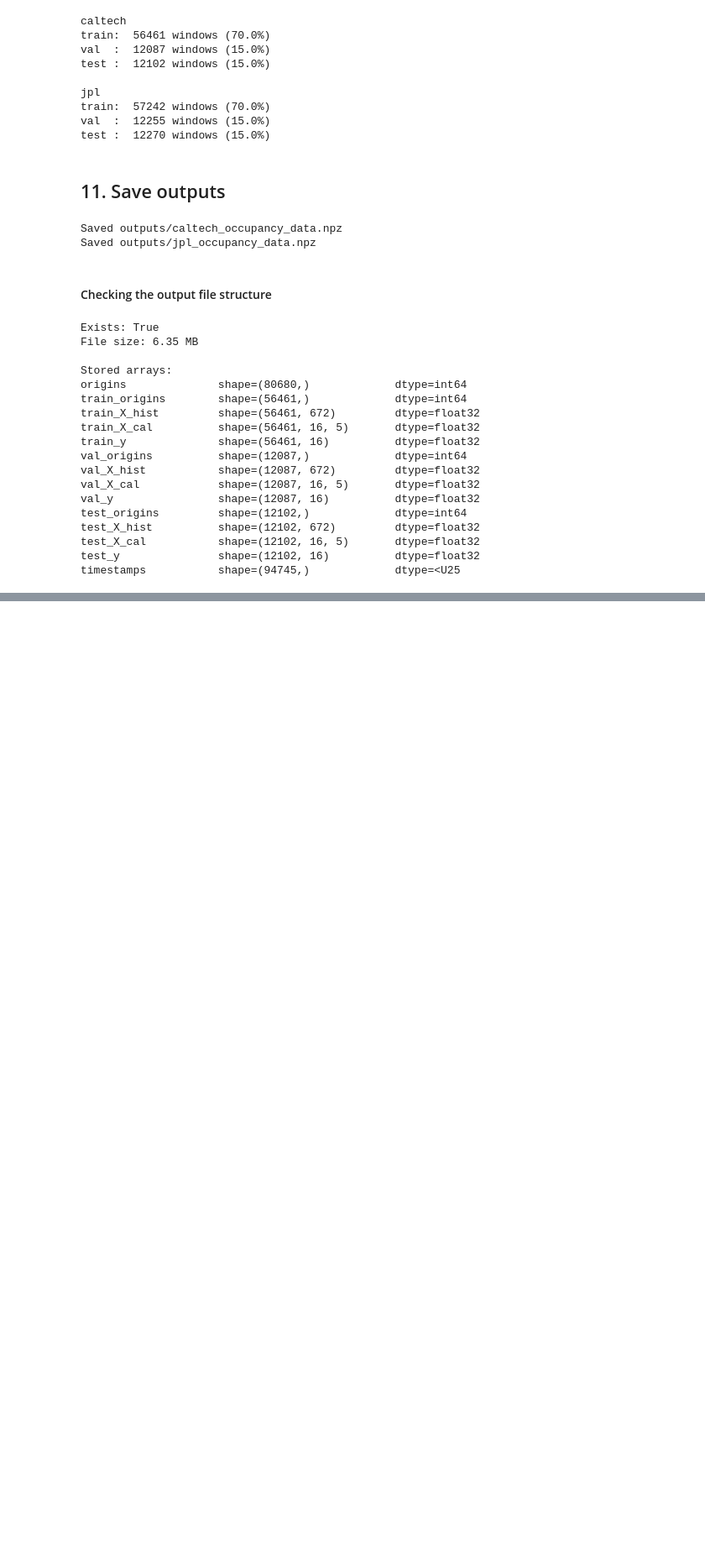
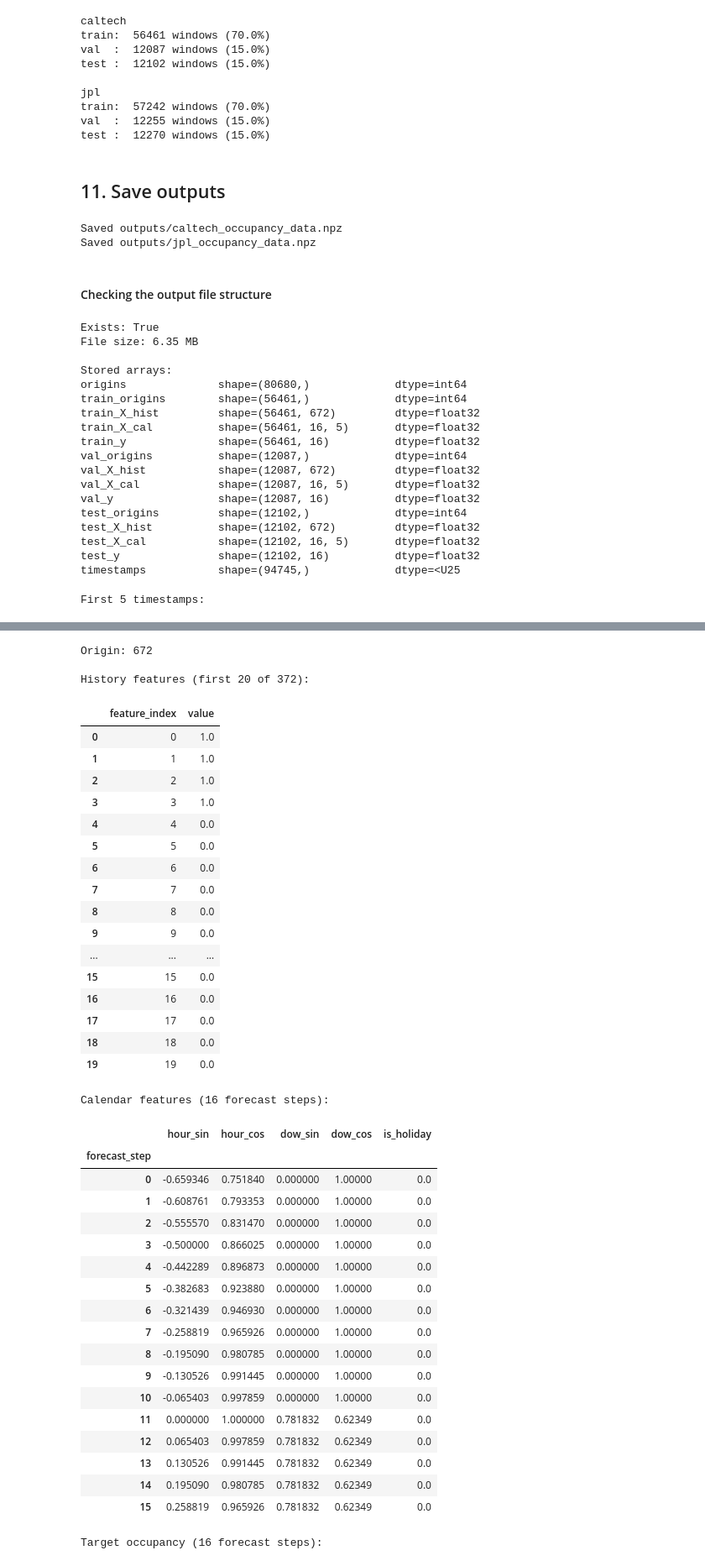
Before and after one commit to JamalEddineEb/EV-station-forecasting, a Jupyter notebook: data_audit.ipynb, the cells around one changed output, grey strips where cells are left out. Shown at 84% size. Saved outputs shown, nothing was run; the diff lists cells and outputs as text; code cells hidden in the pictures; blank space fills up the shorter version.

```diff
--- a/data_audit.ipynb
+++ b/data_audit.ipynb
@@ -544,3 +544,34 @@ test_X_hist          shape=(12102, 672)         dtype=float32
 test_X_cal           shape=(12102, 16, 5)       dtype=float32
 test_y               shape=(12102, 16)          dtype=float32
 timestamps           shape=(94745,)             dtype=<U25
+# %%
+import pandas as pd
+import numpy as np
+
+with np.load(path, allow_pickle=False) as data:
+    print("First 5 timestamps:")
+    display(pd.DataFrame({"timestamp": data["timestamps"][:5]}))
+
+    i = 0  # Sample index
+
+    print(f"\nOrigin: {data['train_origins'][i]}")
+
+    print("\nHistory features (first 20 of 372):")
+    display(pd.DataFrame({
+        "feature_index": range(20),
+        "value": data["train_X_hist"][i, :20]
+    }))
+
+    print("\nCalendar features (16 forecast steps):")
+    display(pd.DataFrame(
+        data["train_X_cal"][i],
+        columns=["hour_sin", "hour_cos", "dow_sin", "dow_cos", "is_holiday"]
+    ).rename_axis("forecast_step"))
+
+    print("\nTarget occupancy (16 forecast steps):")
+    display(pd.DataFrame({
+        "forecast_step": range(1, 17),
+        "occupancy": data["train_y"][i]
+    }).set_index("forecast_step"))
+# %% [output]
+First 5 timestamps:
@@ -546,0 +584,40 @@ timestamps           shape=(94745,)             dtype=<U25
+Origin: 672
+
+History features (first 20 of 372):
+|  | feature_index | value |
+| 0 | 0 | 1.0 |
+| 1 | 1 | 1.0 |
+| 2 | 2 | 1.0 |
+| 3 | 3 | 1.0 |
+| 4 | 4 | 0.0 |
+| 5 | 5 | 0.0 |
+| 6 | 6 | 0.0 |
+| 7 | 7 | 0.0 |
+| 8 | 8 | 0.0 |
+| 9 | 9 | 0.0 |
+| ... | ... | ... |
+| 15 | 15 | 0.0 |
+| 16 | 16 | 0.0 |
+| 17 | 17 | 0.0 |
+| 18 | 18 | 0.0 |
+| 19 | 19 | 0.0 |
+Calendar features (16 forecast steps):
+|  | hour_sin | hour_cos | dow_sin | dow_cos | is_holiday |
+| forecast_step |  |  |  |  |  |
+| 0 | -0.659346 | 0.751840 | 0.000000 | 1.00000 | 0.0 |
+| 1 | -0.608761 | 0.793353 | 0.000000 | 1.00000 | 0.0 |
+| 2 | -0.555570 | 0.831470 | 0.000000 | 1.00000 | 0.0 |
+| 3 | -0.500000 | 0.866025 | 0.000000 | 1.00000 | 0.0 |
+| 4 | -0.442289 | 0.896873 | 0.000000 | 1.00000 | 0.0 |
+| 5 | -0.382683 | 0.923880 | 0.000000 | 1.00000 | 0.0 |
+| 6 | -0.321439 | 0.946930 | 0.000000 | 1.00000 | 0.0 |
+| 7 | -0.258819 | 0.965926 | 0.000000 | 1.00000 | 0.0 |
+| 8 | -0.195090 | 0.980785 | 0.000000 | 1.00000 | 0.0 |
+| 9 | -0.130526 | 0.991445 | 0.000000 | 1.00000 | 0.0 |
+| 10 | -0.065403 | 0.997859 | 0.000000 | 1.00000 | 0.0 |
+| 11 | 0.000000 | 1.000000 | 0.781832 | 0.62349 | 0.0 |
+| 12 | 0.065403 | 0.997859 | 0.781832 | 0.62349 | 0.0 |
+| 13 | 0.130526 | 0.991445 | 0.781832 | 0.62349 | 0.0 |
+| 14 | 0.195090 | 0.980785 | 0.781832 | 0.62349 | 0.0 |
+| 15 | 0.258819 | 0.965926 | 0.781832 | 0.62349 | 0.0 |
+Target occupancy (16 forecast steps):
```
Also changed, not shown: parts of 1 cell of this notebook, 1 other file.
